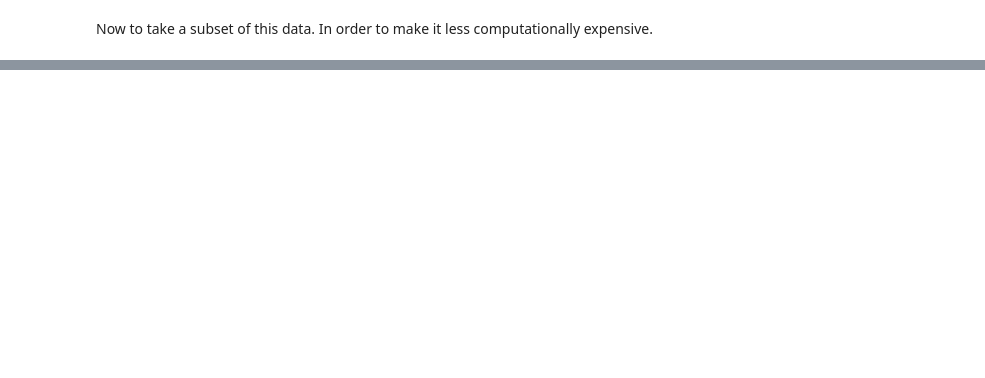
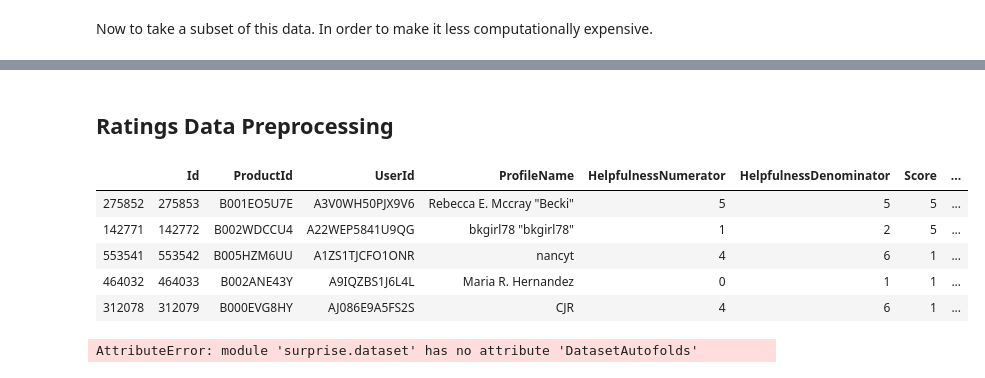
Before and after one commit to anilaq/dspractice, a Jupyter notebook: mlmodels.ipynb, the cells around one changed output, grey strips where cells are left out. Cells and saved outputs as stored; diff of their text form; code cells hidden in the pictures; blank space fills up the shorter version.

Commit message:
ratings data preprocessing

```diff
--- a/mlmodels.ipynb
+++ b/mlmodels.ipynb
@@ -262,0 +286,4 @@ Now to take a subset of this data. In order to make it less computationally expe
+# %%
+#it does not, let's just take a sample of about 5000
+sample = data.sample(n=5000)
+sample.shape
@@ -262,0 +327,11 @@ Now to take a subset of this data. In order to make it less computationally expe
+# %% [markdown]
+## Ratings Data Preprocessing
+# %%
+sample.head()
+# %% [output]
+|  | Id | ProductId | UserId | ProfileName | HelpfulnessNumerator | HelpfulnessDenominator | Score | ... |
+| 275852 | 275853 | B001EO5U7E | A3V0WH50PJX9V6 | Rebecca E. Mccray "Becki" | 5 | 5 | 5 | ... |
+| 142771 | 142772 | B002WDCCU4 | A22WEP5841U9QG | bkgirl78 "bkgirl78" | 1 | 2 | 5 | ... |
+| 553541 | 553542 | B005HZM6UU | A1ZS1TJCFO1ONR | nancyt | 4 | 6 | 1 | ... |
+| 464032 | 464033 | B002ANE43Y | A9IQZBS1J6L4L | Maria R. Hernandez | 0 | 1 | 1 | ... |
+| 312078 | 312079 | B000EVG8HY | AJ086E9A5FS2S | CJR | 4 | 6 | 1 | ... |
@@ -262,0 +341,10 @@ Now to take a subset of this data. In order to make it less computationally expe
+# %%
+class MyDataset(dataset.DatasetAutofolds):
+    #this function creates a surprise friendly dataset
+    #this function already has folds built into it for cross-validation
+    def __init__(self, df, reader):
+        self.sample = [(uid, pid, r, None) for (uid, pid, r) in
+                      zip(sample['UserId'], sample['ProductId'], sample['Score'])]
+        self.reader=reader
+# %% [output]
+AttributeError: module 'surprise.dataset' has no attribute 'DatasetAutofolds'
```
Also changed, not shown: parts of 13 cells of this notebook.
